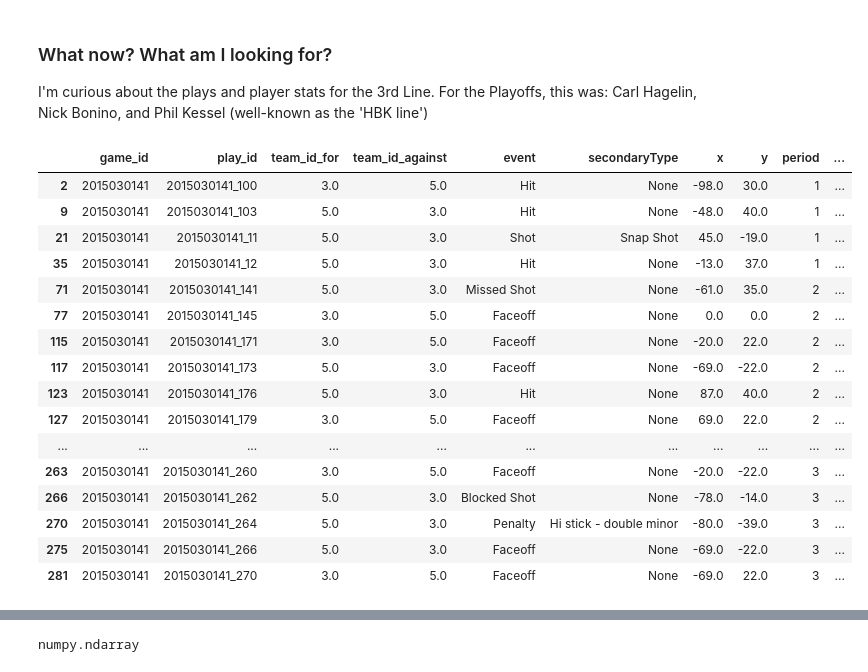
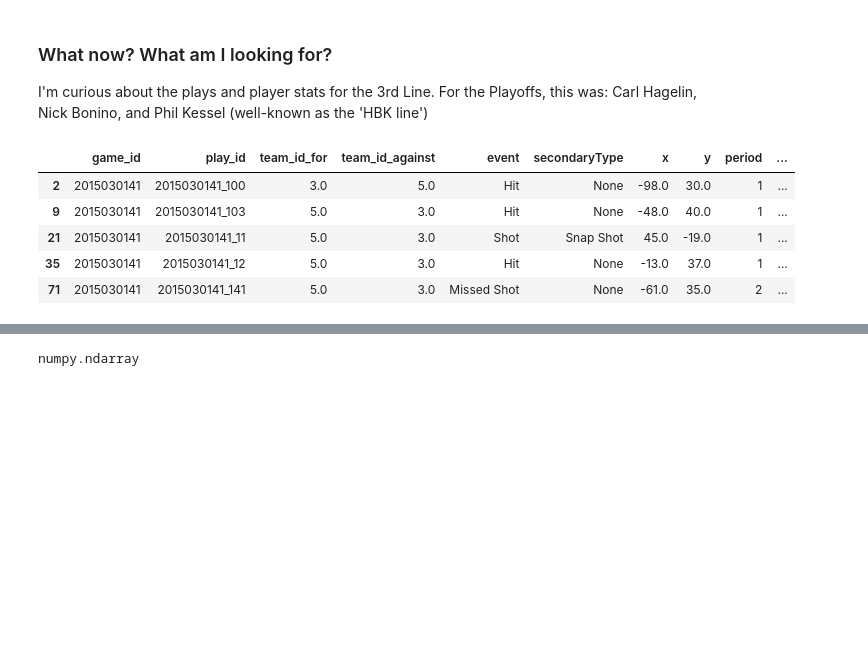
Before and after one commit to boncz/PenguinsHockeyAnalysis, a Jupyter notebook: PensPlayoffAnalysis.ipynb, the cells around one changed output, grey strips where cells are left out. Drawn from its saved outputs; the diff is of its cells as text; code cells hidden in the pictures; blank space fills up the shorter version.

```diff
--- a/PensPlayoffAnalysis.ipynb
+++ b/PensPlayoffAnalysis.ipynb
@@ -152,22 +152,11 @@ I'm curious about the plays and player stats for the 3rd Line.
 For the Playoffs, this was: Carl Hagelin, Nick Bonino, and Phil Kessel (well-known as the 'HBK line')
 # %%
 HBK_line_201516_playoff_df = pens_201516_playoff_df[pens_201516_playoff_df['lastName'].isin(['Hagelin','Bonino','Kessel'])]
-HBK_line_201516_playoff_df.head(25)
+HBK_line_201516_playoff_df.head()
 # %% [output]
 |  | game_id | play_id | team_id_for | team_id_against | event | secondaryType | x | y | period | ... |
 | 2 | 2015030141 | 2015030141_100 | 3.0 | 5.0 | Hit | None | -98.0 | 30.0 | 1 | ... |
 | 9 | 2015030141 | 2015030141_103 | 5.0 | 3.0 | Hit | None | -48.0 | 40.0 | 1 | ... |
 | 21 | 2015030141 | 2015030141_11 | 5.0 | 3.0 | Shot | Snap Shot | 45.0 | -19.0 | 1 | ... |
 | 35 | 2015030141 | 2015030141_12 | 5.0 | 3.0 | Hit | None | -13.0 | 37.0 | 1 | ... |
 | 71 | 2015030141 | 2015030141_141 | 5.0 | 3.0 | Missed Shot | None | -61.0 | 35.0 | 2 | ... |
-| 77 | 2015030141 | 2015030141_145 | 3.0 | 5.0 | Faceoff | None | 0.0 | 0.0 | 2 | ... |
-| 115 | 2015030141 | 2015030141_171 | 3.0 | 5.0 | Faceoff | None | -20.0 | 22.0 | 2 | ... |
-| 117 | 2015030141 | 2015030141_173 | 5.0 | 3.0 | Faceoff | None | -69.0 | -22.0 | 2 | ... |
-| 123 | 2015030141 | 2015030141_176 | 5.0 | 3.0 | Hit | None | 87.0 | 40.0 | 2 | ... |
-| 127 | 2015030141 | 2015030141_179 | 3.0 | 5.0 | Faceoff | None | 69.0 | 22.0 | 2 | ... |
-| ... | ... | ... | ... | ... | ... | ... | ... | ... | ... | ... |
-| 263 | 2015030141 | 2015030141_260 | 3.0 | 5.0 | Faceoff | None | -20.0 | -22.0 | 3 | ... |
-| 266 | 2015030141 | 2015030141_262 | 5.0 | 3.0 | Blocked Shot | None | -78.0 | -14.0 | 3 | ... |
-| 270 | 2015030141 | 2015030141_264 | 5.0 | 3.0 | Penalty | Hi stick - double minor | -80.0 | -39.0 | 3 | ... |
-| 275 | 2015030141 | 2015030141_266 | 5.0 | 3.0 | Faceoff | None | -69.0 | -22.0 | 3 | ... |
-| 281 | 2015030141 | 2015030141_270 | 3.0 | 5.0 | Faceoff | None | -69.0 | 22.0 | 3 | ... |
```
Also changed, not shown: parts of 4 cells of this notebook.
